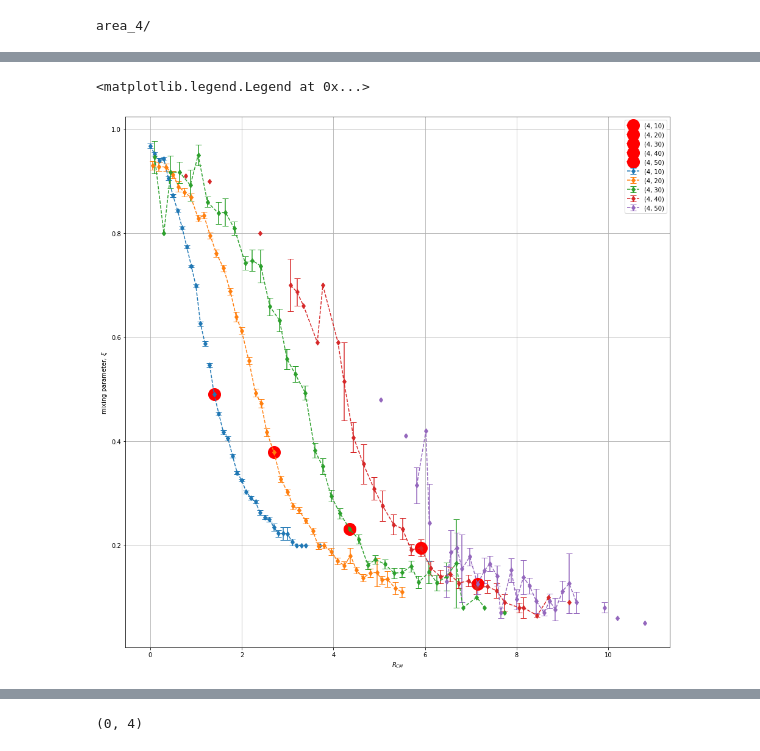
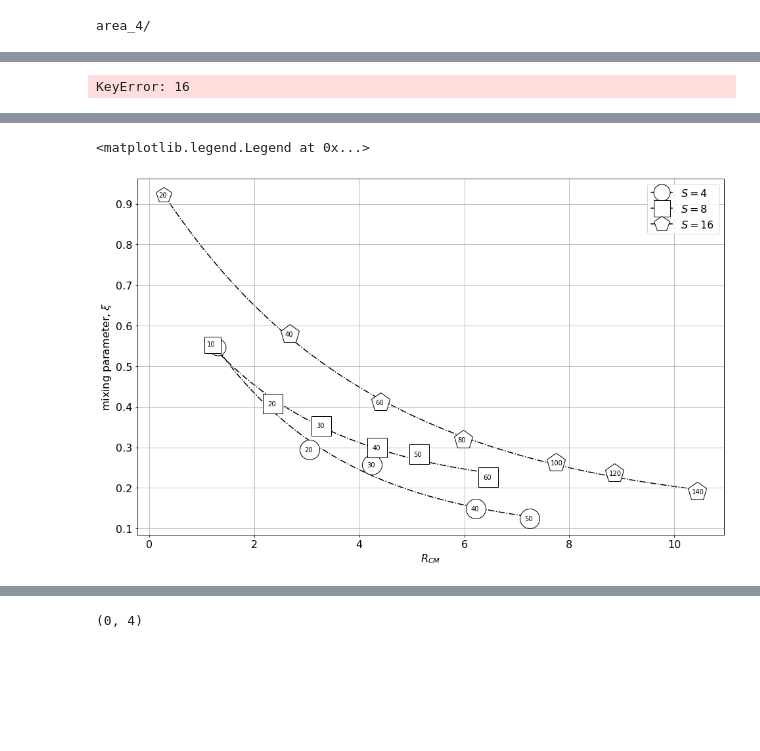
Before and after one commit to raalesir/segregation, a Jupyter notebook: Untitled.ipynb, the cells around one changed output, grey strips where cells are left out. Cells and saved outputs as stored; diff of their text form; code cells hidden in the pictures; blank space fills up the shorter version.

```diff
--- a/Untitled.ipynb
+++ b/Untitled.ipynb
@@ -26,6 +26,8 @@ from chromosome_segregation.simulation import  URW_saw
 from chromosome_segregation.aux import cache_n_conf
 from chromosome_segregation import consts
 from chromosome_segregation import overlaps
+# %%
+plt.rc('font', size=16)
 # %%
 # %time consts.caches = cache_n_conf(N_=200, dx=20, dy=20 , dz=20)
 # %%
@@ -678,5 +790,6 @@ density_data['density_0.5']
+# %%
+aggregated = density_data['density_0.51']
 # %%
-aggregated = density_data['density_0.5']
 min_energy = get_en_n_to_infty(aggregated, filters={'min_n':20})
 min_energy
 # %% [output]
@@ -2048,31 +2331,78 @@ for name, group in df.groupby(['area', 'n']):
+# %%
+def fun_square11(x, a, b, c):
+#     return a*x**2  + b*x +c
+#     return a/x**(2.0) +c
+#     return a/x**b +c
+    return a*np.exp(b*x) +c
+
+#     return a*(x-1)*np.log(x-1) + b*(x-1)
+#     return a*(np.exp(-x) - 1/np.e)
+x = [el[0] for el in max_curves[16]]
+y = [el[1] for el in max_curves[16]]
+print(x,y)
+params, covariance = curve_fit(fun_square11, x , y, p0=[0,0,0], maxfev = 500, method='dogbox')
+print(*params, )
+# %% [output]
+KeyError: 16
 # %%
-plt.figure(figsize=(16,16))
+plt.figure(figsize=(16,10))
 
+markers = ['o', 's', 'p']
+max_curves = {}
+i=-1; name_save=0;marker = None
 for name, group in df.groupby(['area', 'n']):
-    print(name)
-    if name :
-        group['R_cm_bins'] = pd.cut(group['R_cm'], bins=40, labels = range(40))
+    print(name, type(name), int(name[0]), i)
+    if int(name[0]) != name_save:
+        i +=1
+        name_save=name[0]
+    if (name[0] >0)  &  (name[1] > 0):
+        group['R_cm_bins'] = pd.cut(group['R_cm'], bins=30, labels = range(30))
 
         tmp = group[['mixing', 'R_cm_bins', 'R_cm']].groupby('R_cm_bins').agg(mixing=('mixing', 'mean'), sem=('mixing', 'sem'),
                                                                      aver_r_cm=('R_cm', 'mean'),
                                                                     bin_count=('R_cm', 'count')
                                                                              )
 
-        plt.errorbar(tmp['aver_r_cm'], tmp['mixing'], yerr=tmp['sem'], marker='d', capsize=5, linestyle='dashed', label=name)
+#         plt.errorbar(tmp['aver_r_cm'], tmp['mixing'], yerr=tmp['sem'], marker='d', capsize=5, linestyle='dashed')#, label=name)
 
-        yhat = savgol_filter(tmp['bin_count'], window_length=int(len(tmp['bin_count'])/5), polyorder=5)
+        yhat = savgol_filter(tmp['bin_count'], window_length=int(len(tmp['bin_count'])/4), polyorder=3)
 
         index_max = np.argmax(yhat) #.idxmax()
     #     index_max, tmp.iloc[index_max]['mixing']
-        if name[0] == 4.0:
-            color='red'
-        elif name[0] == 8.0:
-            color = 'yellow'
+#         if name[0] == 4.0:
+#             color='red'
+#         elif name[0] == 8.0:
+#             color = 'yellow'
+#         else:
+#             color='blue'
+        x = tmp.iloc[index_max]['aver_r_cm']
+        y = tmp.iloc[index_max]['mixing']
+
+        if marker != markers[i]:
+            marker = markers[i]
+            plt.plot(x, y,zorder=3, label = '$S=%i$'%name[0], marker=marker, markersize=25, markerfacecolor='white', alpha=1., color='black')
         else:
-            color='blue'
-        plt.plot(tmp.iloc[index_max]['aver_r_cm'], tmp.iloc[index_max]['mixing'], label = str(name), marker='.', markersize=40, color=color)
+            plt.plot(x, y, zorder=3, marker=marker, markersize=30, markerfacecolor='white', alpha=1., color='black')
+
+            #         plt.plot(x, y, marker=markers[i], markersize=30, markerfacecolor='None', alpha=1., color='black')
+        plt.annotate(name[1],  xy=(x-0.1 , y - 0.005 ), size=10)
+        if name_save in max_curves:
+            max_curves[name_save] += [(x,y)]
+        else:
+            max_curves[name_save] = [(x,y)]
 
 
+#         plt.plot(tmp['aver_r_cm'], yhat)
+#         plt.plot(tmp['aver_r_cm'], tmp['bin_count'])
+
+
+# print(max_curves)
+for k in max_curves:
+    x = [el[0] for el in max_curves[k]]
+    y = [el[1] for el in max_curves[k]]
+    params, covariance = curve_fit(fun_square11, x , y, p0=[0,0,0], maxfev = 1500, method='dogbox')
+    x_new = np.linspace(x[0], x[-1], 100)
+    plt.plot(x_new, fun_square11(x_new, *params), color='black', linestyle='-.', zorder=1)
 plt.grid()
 plt.xlabel('$R_{CM}$')
 plt.ylabel('mixing parameter, $\\xi$')
@@ -2086,3 +2429,3 @@ plt.legend()
 <matplotlib.legend.Legend at 0x...>
-[figure, old version]
+[figure, new version]
 # %%
```
Also changed, not shown: parts of 71 cells of this notebook, 4 other files.
